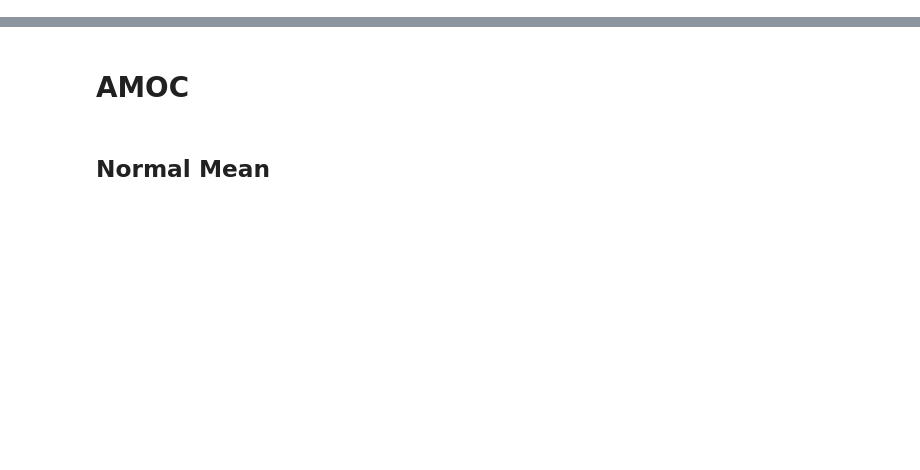
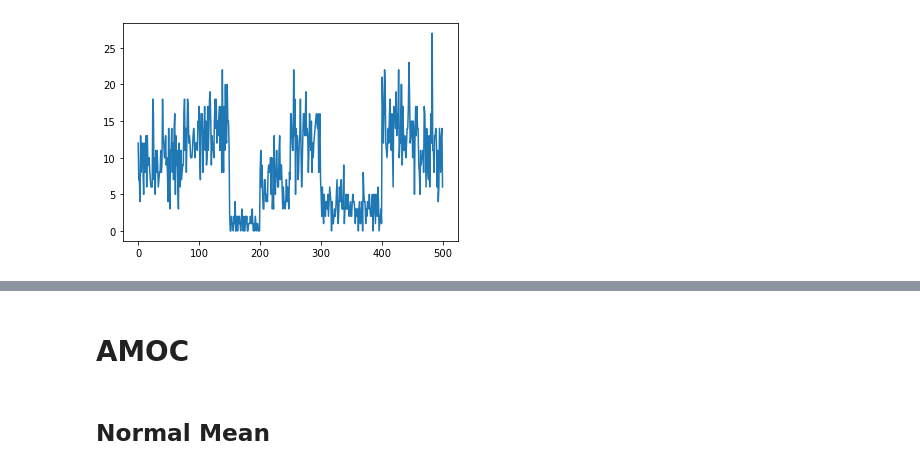
Before and after one commit to gursky1/fastchange, a Jupyter notebook: Benchmarking2.ipynb, the cells around one changed output, grey strips where cells are left out. Saved outputs shown, nothing was run; the diff lists cells and outputs as text; code cells hidden in the pictures; blank space fills up the shorter version.

```diff
--- a/Benchmarking2.ipynb
+++ b/Benchmarking2.ipynb
@@ -9,0 +197,17 @@ import ruptures as rpt
+# %%
+# Setting hyperparams
+min_len = 1
+k = 20
+pen = 100.0
+mbic = False
+max_cps = 50
+n_runs = 5
+seg_len = 1000
+n_cps = 3
+
+def normal_random(seg_len, n_cps, loc_limit=10, scale_var=5):
+    loc = np.random.uniform(-1 * loc_limit, loc_limit, size=(n_cps + 1,))
+    scale = np.random.uniform(0, scale_var, size=(n_cps + 1,))
+    return np.random.normal(loc, scale, size=(seg_len, n_cps + 1)).flatten('F')
+
+data = normal_random(seg_len, n_cps)
@@ -9,0 +238,11 @@ import ruptures as rpt
+# %%
+def poisson_random(seg_len, n_cps, lam_var):
+    lam = np.random.uniform(0, lam_var, size=(n_cps,))
+    return np.random.poisson(lam, size=(seg_len, n_cps)).flatten('F')
+# %%
+x = poisson_random(50, 10, 15)
+plt.figure()
+plt.plot(x)
+plt.show()
+# %% [output]
+[figure, added]
```
Also changed, not shown: parts of 68 cells of this notebook, 7 other files.
